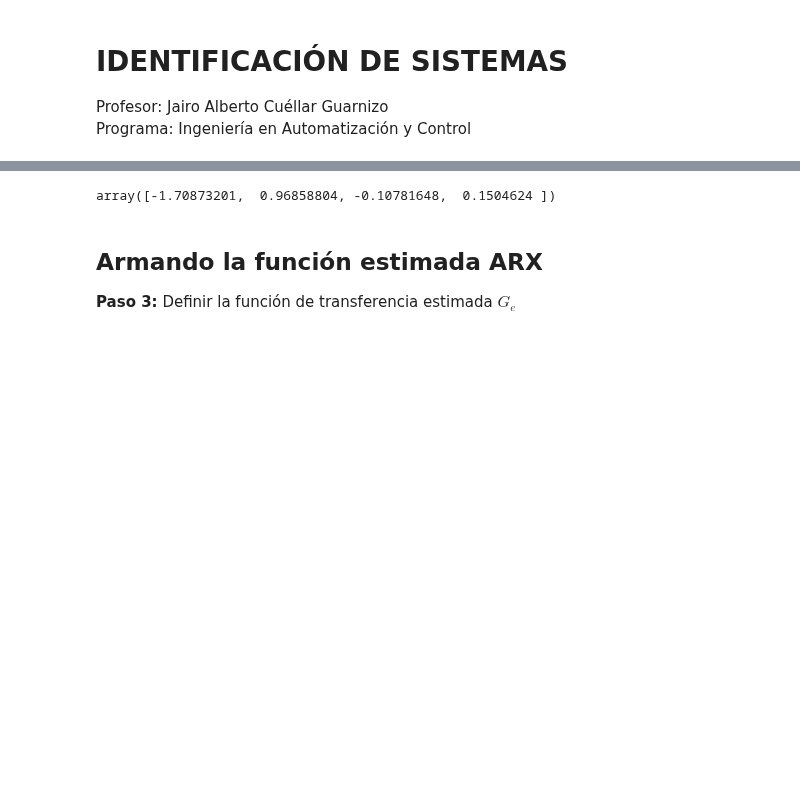
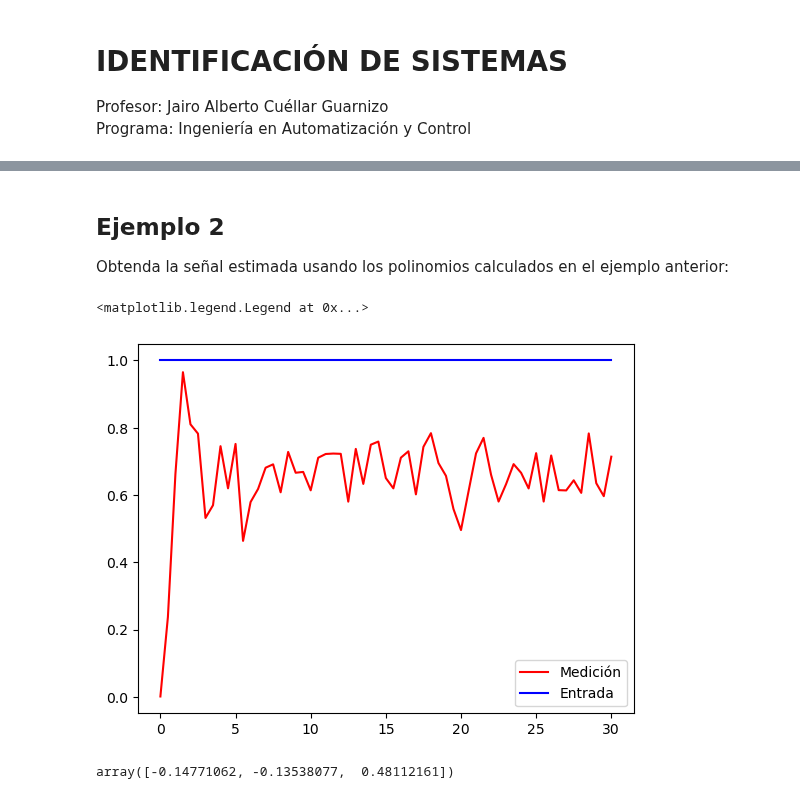
Before and after one commit to jairocuellar/System_identification, a Jupyter notebook: class_09_02.ipynb, the cells around one changed output, grey strips where cells are left out. Saved outputs shown, nothing was run; the diff lists cells and outputs as text; code cells hidden in the pictures; blank space fills up the shorter version.

```diff
--- a/class_09_02.ipynb
+++ b/class_09_02.ipynb
@@ -44,44 +47,55 @@ $$\phi = [-y[k-1],-y[k-2],-y[k-3],u[k-1],u[k-2],u[k-3]]$$
+# %% [markdown]
+## Ejemplo 2
+
+Obtenda la señal estimada usando los polinomios calculados en el ejemplo anterior:
+# %%
+## Sistema de segundo orden en tiempo continuo
+g = control.tf([6],[2,3,9])
+
+## Periodo de muestreo y num de muestras para la discretización de la respuesta al escalón
+t0 = 0
+tf = 30
+dt = 0.5
+N = int((tf-t0)/dt)+1
+t = np.linspace(t0,tf,N)
+
+# Señal de salida ideal "y"
+u = np.ones(N)
+_,y = control.step_response(g,t)
+
+## Ruido para simular la señal de salida capturada "yn"
+r = 0.08
+e = np.random.normal(0,r,size=N)
+
+yn = y+e
+plt.plot(t,yn,color = 'red')
+plt.plot(t,u,color = 'blue')
+plt.legend(['Medición','Entrada'])
+# %% [output]
+<matplotlib.legend.Legend at 0x...>
+[figure, added]
 # %%
-## Definir y_1, y_2, dependiendo el sistema que se quiera modelar,
-## así como u_1, u_2 y las que se requieran
-
+## Definir y_1, y_2, y_3, dependiendo el sistema que se quiera modelar
 y_1 = np.zeros(N)
 y_2 = np.zeros(N)
-y_3 = np.zeros(N)
 u_1 = np.zeros(N)
-u_2 = np.zeros(N)
-u_3 = np.zeros(N)
 
 for k in range(1,N):
     y_1[k]=yn[k-1]
     u_1[k]=u[k-1]
 for k in range(2,N):
     y_2[k]=yn[k-2]
-    u_2[k]=u[k-2]
-for k in range(3,N):
-    y_3[k]=yn[k-3]
-    u_3[k]=u[k-3]
 
 ## Creación del vector phi
-phi = np.array([-y_1,-y_2,-y_3,u_1]).transpose()
-
-## Definición de matriz de pesos para dar mayor peso al transitorio
-pesos = np.zeros(N)
-for k in range(0,N):
-    #pesos[k]=10*np.exp(-k)
-    pesos[k]=1
-W = np.eye(N)*pesos.transpose()
-
-_phi = np.dot(W,phi)
-_yn = np.dot(W,yn)
+phi = np.array([-y_1,-y_2,u_1]).transpose()
 
 # Parámetro para la regularización de los minimos cuadrados (entre 0 y 1)
 # Garantiza que la matriz (phi^T*phi)^-1 exista y se pueda estimar
 #los parámetros.
 
-alpha = 1e-9
-A = np.dot(_phi.T,_phi) + alpha*np.eye(len(np.dot(_phi.T,_phi)))
-theta = np.dot(np.linalg.inv(A),np.dot(_phi.T,_yn))
+alpha = 0.0
+A = np.dot(phi.T,phi) + alpha*np.eye(len(np.dot(phi.T,phi)))
+theta = np.dot(np.linalg.inv(A),np.dot(phi.T,yn))
 theta
 # %% [output]
-array([-1.70873201,  0.96858804, -0.10781648,  0.1504624 ])
+array([-0.14771062, -0.13538077,  0.48112161])
@@ -93,7 +102,3 @@ dfReg = pd.DataFrame(data={'y':yn,'y_1':y_1,'y_2':y_2,'y_3':y_3,'u_1':u_1,'u_2':
-# %% [markdown]
-## Armando la función estimada ARX
-
-**Paso 3:** Definir la función de transferencia estimada $G_e$
 # %%
 ## Definir el modelo ARX    y(t) = G(z)u(t) + H(z)e(t)
 ## G = B/A,    H = 1/A
```
Also changed, not shown: parts of 18 cells of this notebook, 8 other files.
